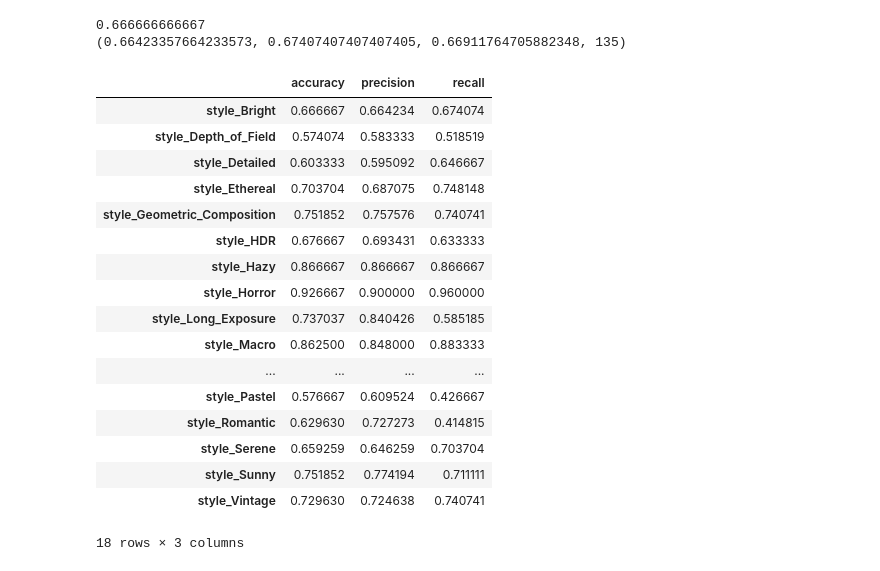
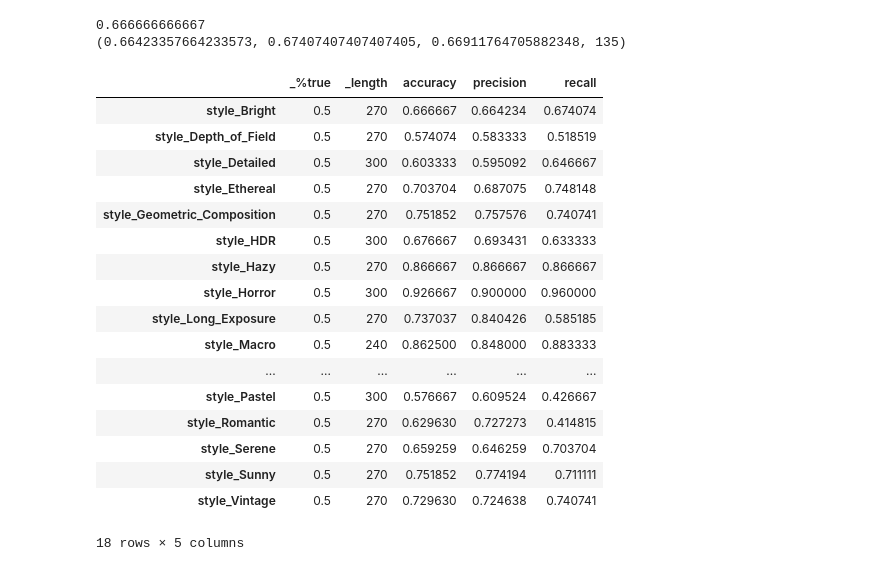
Before and after one commit to matttrent/vislab, a Jupyter notebook: notebooks/mturk_analyze_results.ipynb, the cells around one changed output. Cells and saved outputs as stored; diff of their text form; code cells hidden in the pictures.

Commit message:
adding number of entries and percent of ground truth that is true

```diff
--- a/notebooks/mturk_analyze_results.ipynb
+++ b/notebooks/mturk_analyze_results.ipynb
@@ -335,46 +335,52 @@ print sklearn.metrics.precision_recall_fscore_support( truth_list, pred_list, po
 # %%
 acc_l = []
 pre_l = []
 rec_l = []
+len_l = []
+cor_l = []
 
 for sn in style_cols:
 
     tn = 'tagged_' + sn[6:]
 
     tag_df = result_df.dropna( subset=[tn] )
 
     pred_list = tag_df[tn].astype(int)
     truth_list = tag_df[sn].astype(int)
 
     acc = sklearn.metrics.accuracy_score( truth_list, pred_list )
     prec_rec = sklearn.metrics.precision_recall_fscore_support( truth_list, pred_list, pos_label=1, average='micro' )
 
     acc_l += [ acc ]
     pre_l += [ prec_rec[0] ]
     rec_l += [ prec_rec[1] ]
+    len_l += [ len( truth_list ) ]
+    cor_l += [ len( [ t for t in truth_list if t ] ) / float( len( truth_list ) ) ]
 
 d = {
     'accuracy': pd.Series( acc_l, index=style_cols ),
     'precision': pd.Series( pre_l, index=style_cols ),
     'recall':  pd.Series( rec_l, index=style_cols ),
+    '_length':  pd.Series( len_l, index=style_cols ),
+    '_%true': pd.Series( cor_l, index=style_cols ),
 }
 pd.DataFrame( d )
 # %% [output]
-|  | accuracy | precision | recall |
-| style_Bright | 0.666667 | 0.664234 | 0.674074 |
-| style_Depth_of_Field | 0.574074 | 0.583333 | 0.518519 |
-| style_Detailed | 0.603333 | 0.595092 | 0.646667 |
-| style_Ethereal | 0.703704 | 0.687075 | 0.748148 |
-| style_Geometric_Composition | 0.751852 | 0.757576 | 0.740741 |
-| style_HDR | 0.676667 | 0.693431 | 0.633333 |
-| style_Hazy | 0.866667 | 0.866667 | 0.866667 |
-| style_Horror | 0.926667 | 0.900000 | 0.960000 |
-| style_Long_Exposure | 0.737037 | 0.840426 | 0.585185 |
-| style_Macro | 0.862500 | 0.848000 | 0.883333 |
-| ... | ... | ... | ... |
-| style_Pastel | 0.576667 | 0.609524 | 0.426667 |
-| style_Romantic | 0.629630 | 0.727273 | 0.414815 |
-| style_Serene | 0.659259 | 0.646259 | 0.703704 |
-| style_Sunny | 0.751852 | 0.774194 | 0.711111 |
-| style_Vintage | 0.729630 | 0.724638 | 0.740741 |
+|  | _%true | _length | accuracy | precision | recall |
+| style_Bright | 0.5 | 270 | 0.666667 | 0.664234 | 0.674074 |
+| style_Depth_of_Field | 0.5 | 270 | 0.574074 | 0.583333 | 0.518519 |
+| style_Detailed | 0.5 | 300 | 0.603333 | 0.595092 | 0.646667 |
+| style_Ethereal | 0.5 | 270 | 0.703704 | 0.687075 | 0.748148 |
+| style_Geometric_Composition | 0.5 | 270 | 0.751852 | 0.757576 | 0.740741 |
+| style_HDR | 0.5 | 300 | 0.676667 | 0.693431 | 0.633333 |
+| style_Hazy | 0.5 | 270 | 0.866667 | 0.866667 | 0.866667 |
+| style_Horror | 0.5 | 300 | 0.926667 | 0.900000 | 0.960000 |
+| style_Long_Exposure | 0.5 | 270 | 0.737037 | 0.840426 | 0.585185 |
+| style_Macro | 0.5 | 240 | 0.862500 | 0.848000 | 0.883333 |
+| ... | ... | ... | ... | ... | ... |
+| style_Pastel | 0.5 | 300 | 0.576667 | 0.609524 | 0.426667 |
+| style_Romantic | 0.5 | 270 | 0.629630 | 0.727273 | 0.414815 |
+| style_Serene | 0.5 | 270 | 0.659259 | 0.646259 | 0.703704 |
+| style_Sunny | 0.5 | 270 | 0.751852 | 0.774194 | 0.711111 |
+| style_Vintage | 0.5 | 270 | 0.729630 | 0.724638 | 0.740741 |
-18 rows × 3 columns
+18 rows × 5 columns
```
